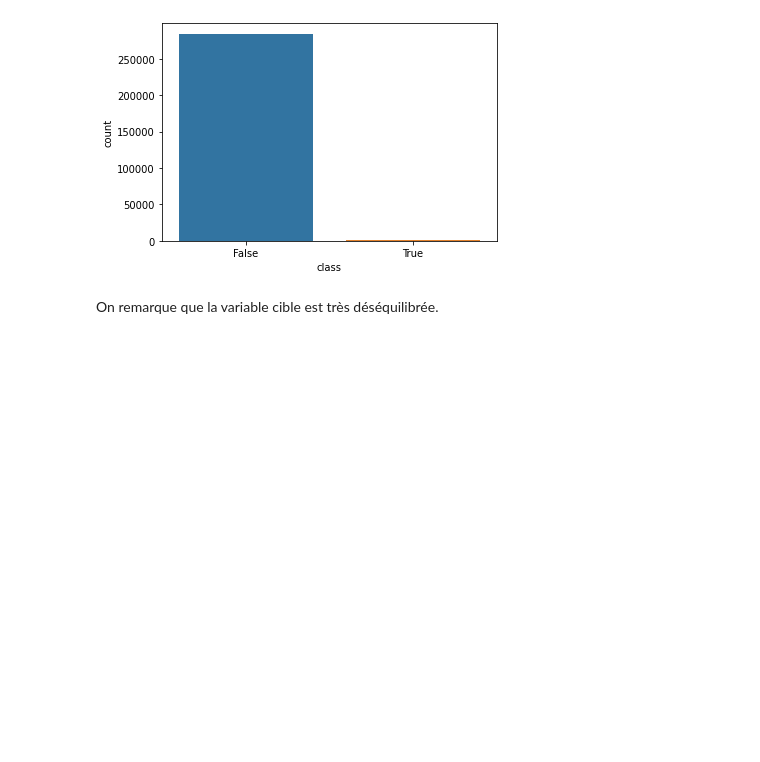
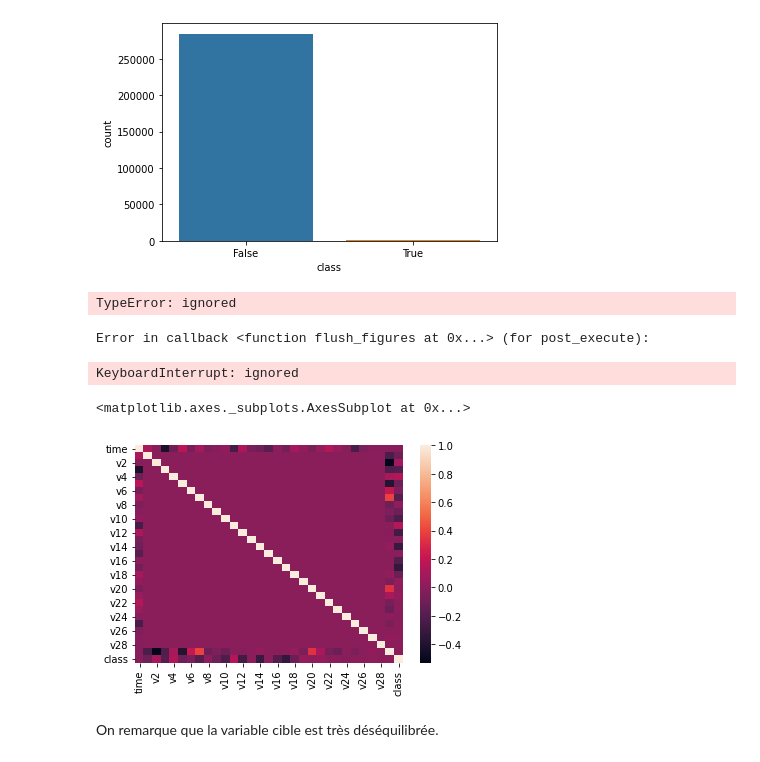
Before and after one commit to fereol023/fraud-detection, a Jupyter notebook: fraud_detection.ipynb, the cells around one changed output. Saved outputs shown, nothing was run; the diff lists cells and outputs as text; code cells hidden in the pictures; blank space fills up the shorter version.

```diff
--- a/fraud_detection.ipynb
+++ b/fraud_detection.ipynb
@@ -83,6 +83,17 @@ print("Il y a :",sum(data["class"])," observations classées dans la classe 1 (f
 Taille du dataset :  (284807, 31)
 Il y a : 492  observations classées dans la classe 1 (fraude).
 [figure]
+# %%
+sns.pairplot(data)
+# %% [output]
+TypeError: ignored
+Error in callback <function flush_figures at 0x...> (for post_execute):
+KeyboardInterrupt: ignored
+# %%
+sns.heatmap(data.corr())
+# %% [output]
+<matplotlib.axes._subplots.AxesSubplot at 0x...>
+[figure, added]
 # %% [markdown]
 On remarque que la variable cible est très déséquilibrée.
 # %%
```
Also changed, not shown: parts of 10 cells of this notebook.
